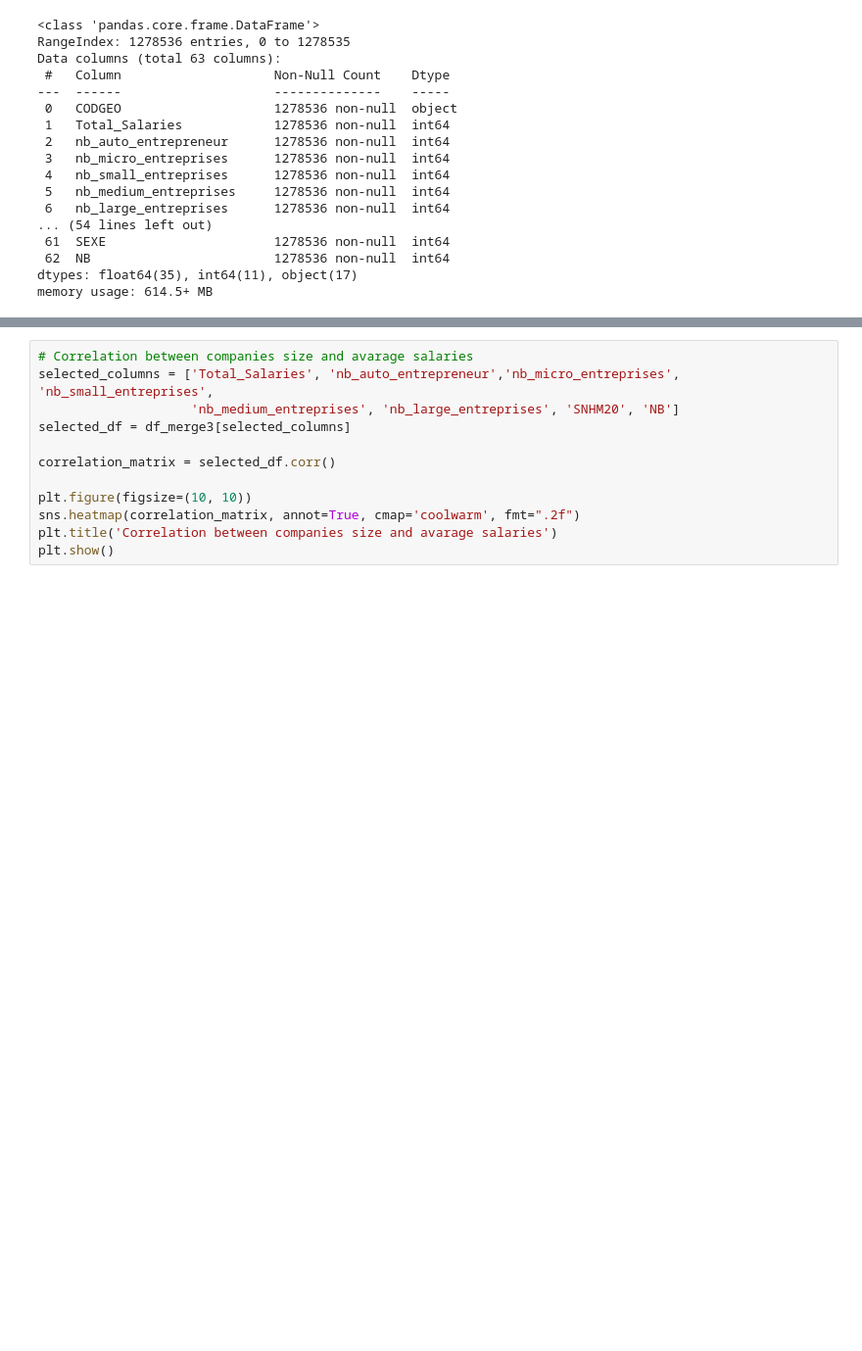
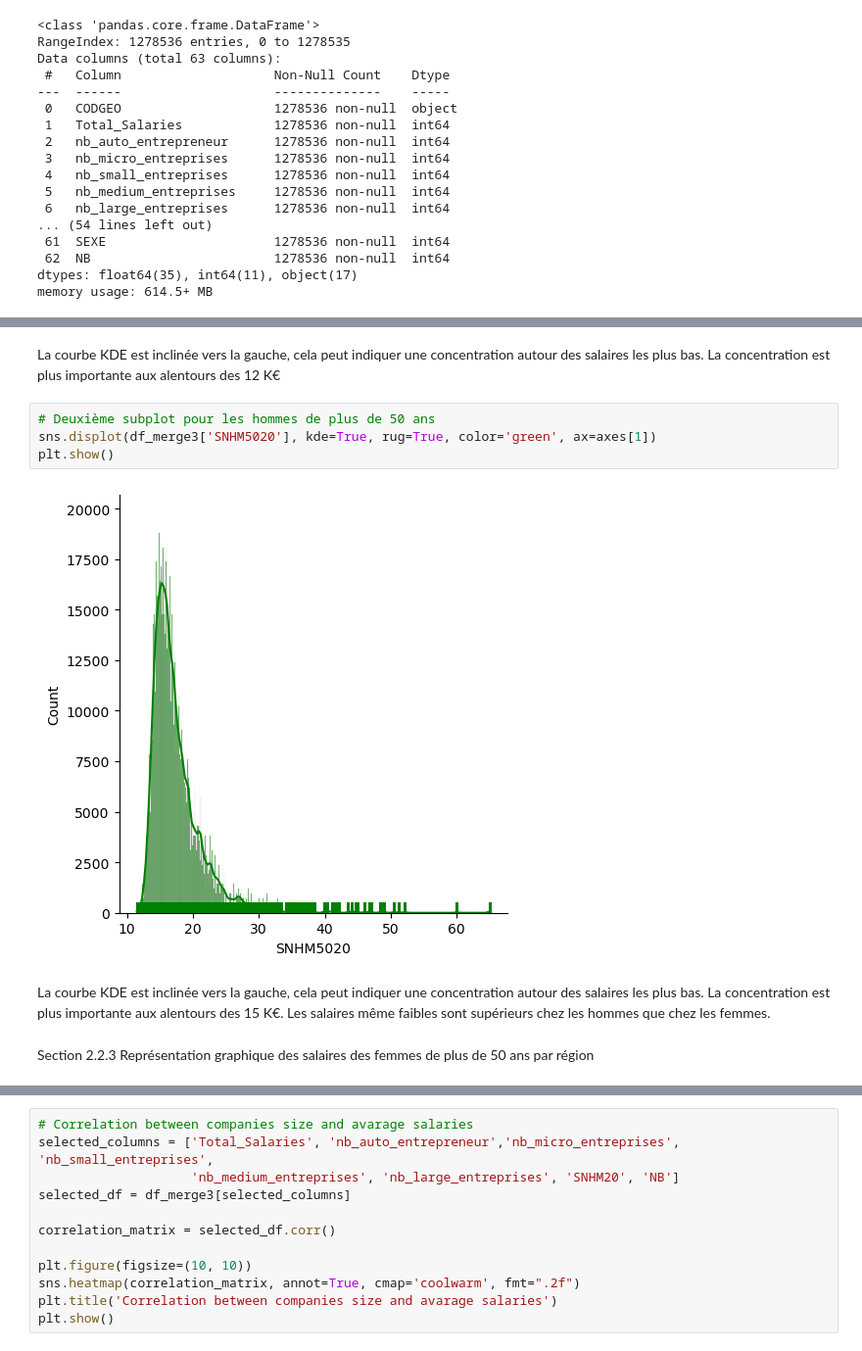
Before and after one commit to nkostiuk/french-industry, a Jupyter notebook: notebooks/Notebook_final-10-03-24.ipynb, the cells around one changed output, grey strips where cells are left out. Shown: that part at 98% size. Saved outputs shown, nothing was run; the diff lists cells and outputs as text; blank space fills up the shorter version.

```diff
--- a/notebooks/Notebook_final-10-03-24.ipynb
+++ b/notebooks/Notebook_final-10-03-24.ipynb
@@ -446 +501,13 @@ plt.show()
+# %% [markdown]
+La courbe KDE est inclinée vers la gauche, cela peut indiquer une concentration autour des salaires les plus bas. La concentration est plus importante aux alentours des 12 K€
+# %%
+# Deuxième subplot pour les hommes de plus de 50 ans
+sns.displot(df_merge3['SNHM5020'], kde=True, rug=True, color='green', ax=axes[1])
+plt.show()
+# %% [output]
+[figure, added]
+# %% [markdown]
+La courbe KDE est inclinée vers la gauche, cela peut indiquer une concentration autour des salaires les plus bas. La concentration est plus importante aux alentours des 15 K€. Les salaires même faibles sont supérieurs chez les hommes que chez les femmes.
+# %% [markdown]
+Section 2.2.3 Représentation graphique des salaires des femmes de plus de 50 ans par région <a class="anchor" id="section_2_2_3"></a>
 # %%
```
Also changed, not shown: parts of 45 cells of this notebook.
